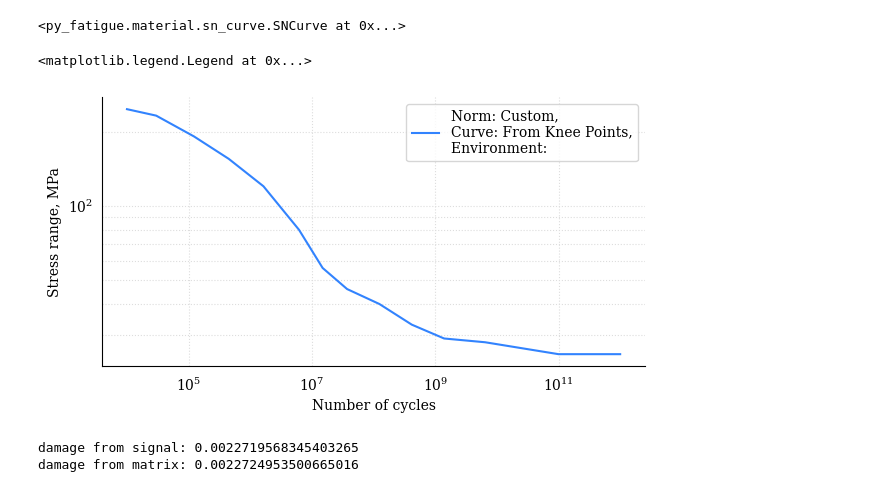
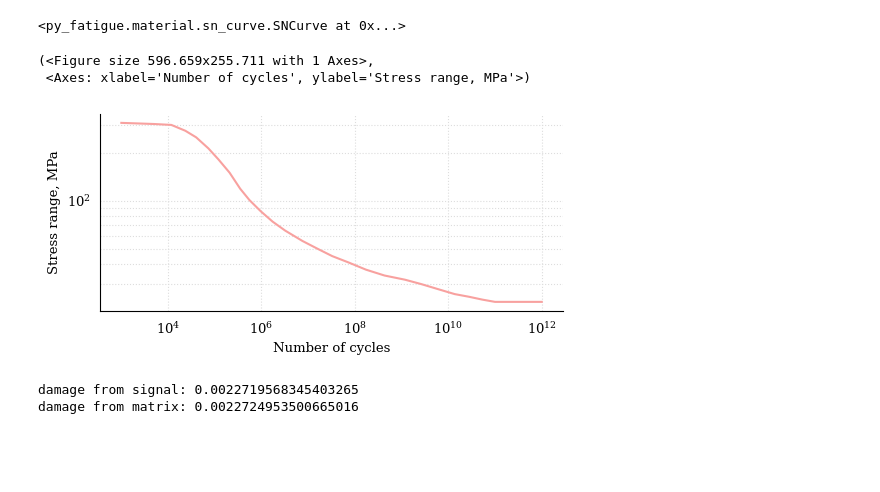
Before and after one commit to OWI-Lab/py_fatigue, a Jupyter notebook: notebooks/0.1.0 - PD.Documentation.Noob.ipynb, the cells around one changed output. Saved outputs shown, nothing was run; the diff lists cells and outputs as text; code cells hidden in the pictures; blank space fills up the shorter version.

```diff
--- a/notebooks/0.1.0 - PD.Documentation.Noob.ipynb
+++ b/notebooks/0.1.0 - PD.Documentation.Noob.ipynb
@@ -172,38 +198,52 @@ c_air
 # %%
-
 knee_points = """
-        10_299, 246.
-        29_750, 232.
-       122_391, 191.
-       447_530, 155.
-     1_636_416, 120.
-      6162_576,  80.
-     14916_762,  56.
-    37_186_380,  46.
-   124_469_798,  40.
-   416_623_783,  33.
- 1_394_518_023,  29.
- 6_454_640_063,  28.
-40_113_511_040,  26.
+             10, 320
+          1_000, 308
+          5_039, 303
+         11_771, 299
+         23_357, 275
+         39_967, 250
+         73_176, 213
+        119_377, 182
+        207_880, 150
+        350_376, 119
+        553_241, 101
+        963_397,  86
+      1_733_270,  74
+      3_221_789,  65
+      7_525_202,  56
+     15_937_828,  50
+     32_671_572,  45
+     73_861_998,  41
+    172_521_054,  37
+    430_133_471,  34
+  1_182_699_719,  32
+  2_673_778_988,  30
+  5_850_681_784,  28
+ 13_665_563_053,  26
+ 28_013_567_611,  25
+ 53_798_384_034,  24
+121_624_268_965,  23
 """
 
 # Convert the string data to a list of lists
 knee_points_list = [list(map(float, line.split(',')))
                     for line in knee_points.strip().split('\n')]
 knee_points_list = np.array(knee_points_list)
+
+curve_fkp = pf.SNCurve.from_knee_points(
+    knee_stress=knee_points_list[:,1],
+    knee_cycles=knee_points_list[:,0],
+    endurance=1E11,
+    norm="Custom",
+    curve="From Knee Points",
+    environment="Interpolated",
+)
+curve_fkp.plot()
+# %% [output]
+(<Figure size 596.659x255.711 with 1 Axes>,
+ <Axes: xlabel='Number of cycles', ylabel='Stress range, MPa'>)
+[figure, added]
-# %%
-c_air_fkp = pf.SNCurve.from_knee_points(
-    knee_stress=knee_points_list[:,1],
-    knee_cycles=knee_points_list[:,0],
-    endurance=1E11,
-    norm="Custom",
-    curve="From Knee Points",
-)
-c_air_fkp.plot()
-plt.legend()
-# %% [output]
-<matplotlib.legend.Legend at 0x...>
-[figure, removed]
 # %%
 # Calculate damage for the cycle-count object
 damage = pf.stress_life.get_pm(cycle_count=cycle_count, sn_curve=c_air)
```
Also changed, not shown: parts of 1 cell of this notebook, 11 other files.
